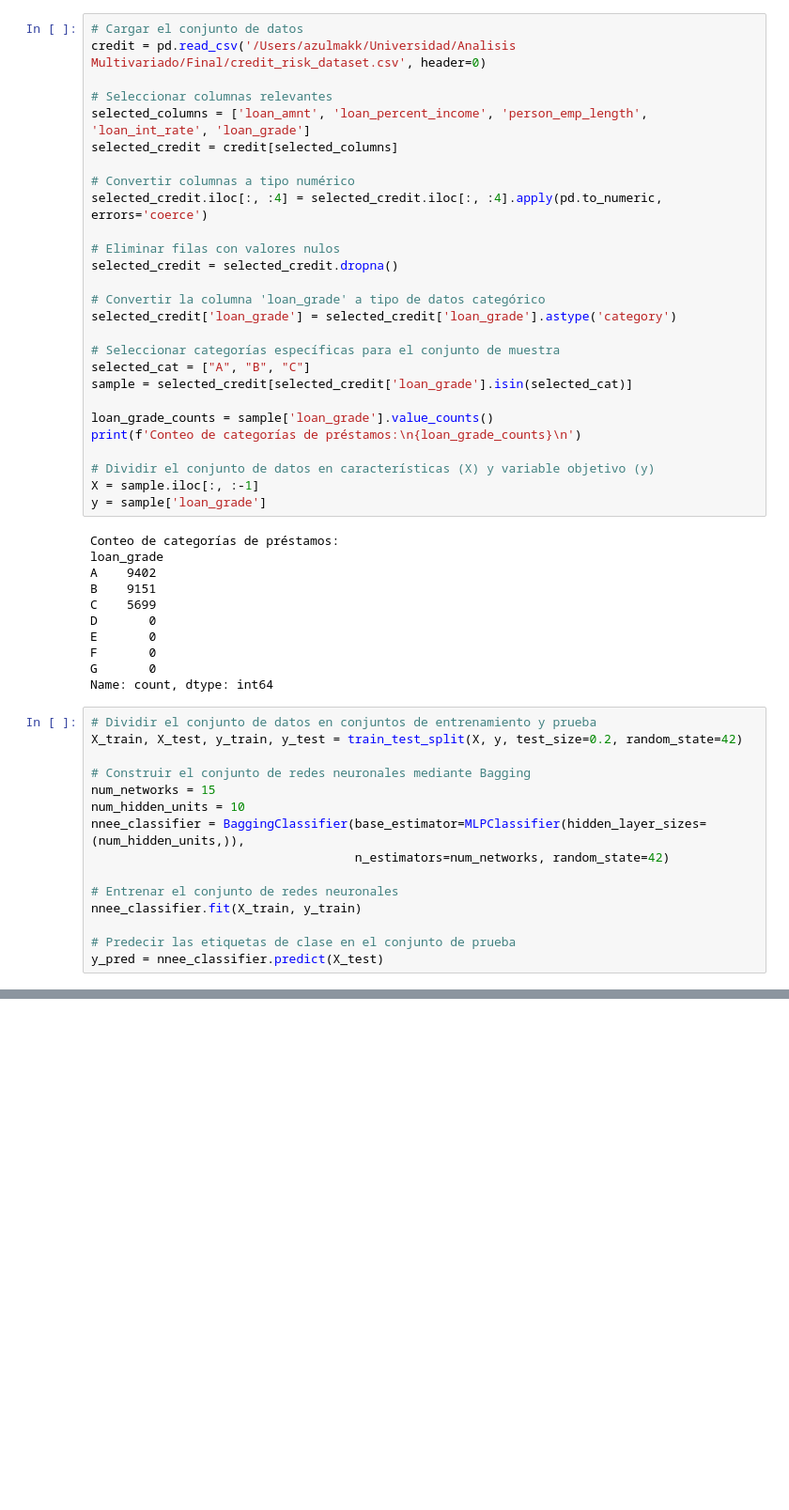
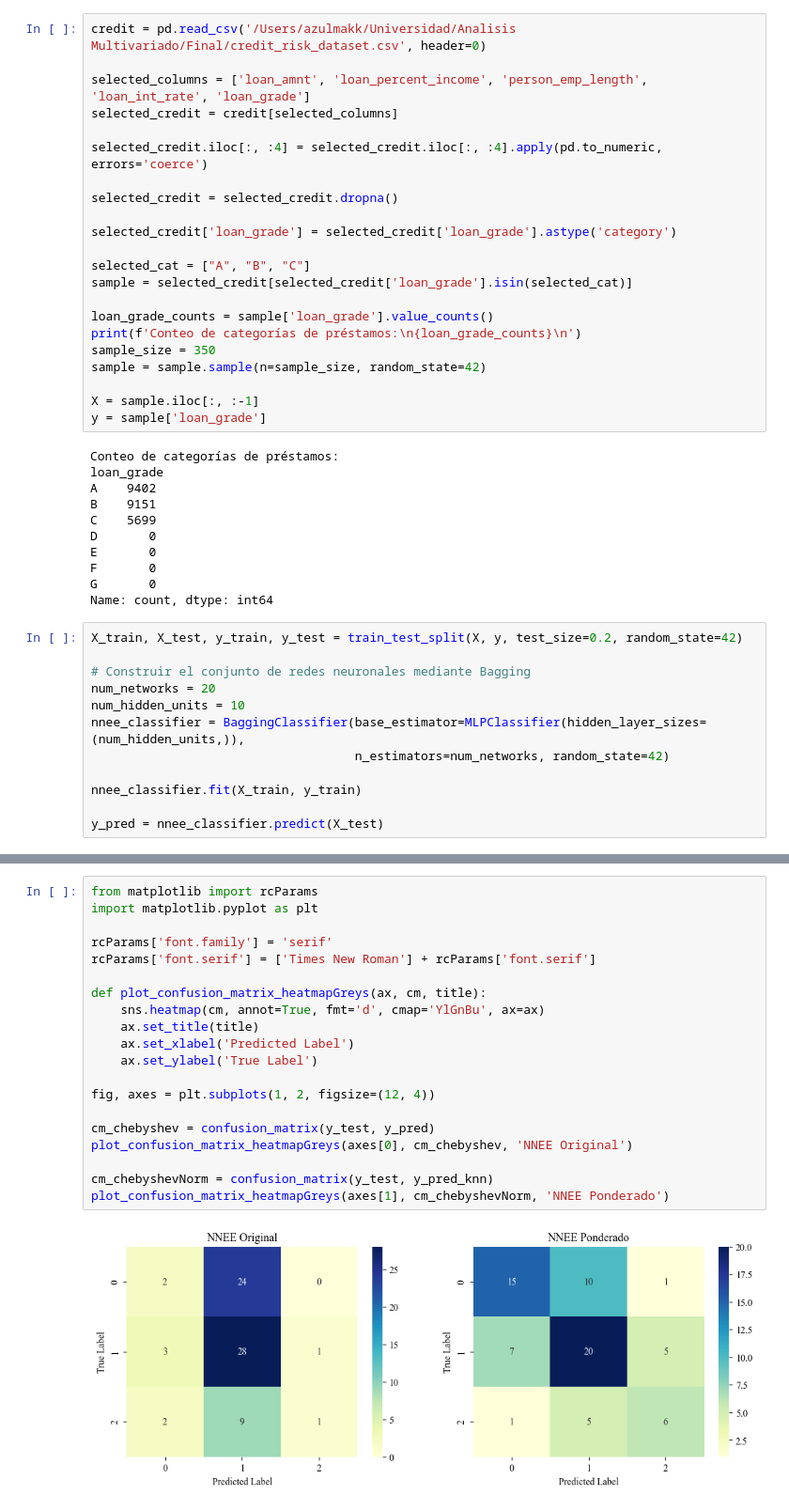
Before and after one commit to azulamakk/AnalisisMultivariado, a Jupyter notebook: Final/redesNeuronales.ipynb, the cells around one changed output, grey strips where cells are left out. Shown: that part at 94% size. Cells and saved outputs as stored; diff of their text form; blank space fills up the shorter version.

Commit message:
matriz de confusion NNEE

```diff
--- a/Final/redesNeuronales.ipynb
+++ b/Final/redesNeuronales.ipynb
@@ -12,28 +14,23 @@ import numpy as np
 # %%
-# Cargar el conjunto de datos
 credit = pd.read_csv('/Users/azulmakk/Universidad/Analisis Multivariado/Final/credit_risk_dataset.csv', header=0)
 
-# Seleccionar columnas relevantes
 selected_columns = ['loan_amnt', 'loan_percent_income', 'person_emp_length', 'loan_int_rate', 'loan_grade']
 selected_credit = credit[selected_columns]
 
-# Convertir columnas a tipo numérico
 selected_credit.iloc[:, :4] = selected_credit.iloc[:, :4].apply(pd.to_numeric, errors='coerce')
 
-# Eliminar filas con valores nulos
 selected_credit = selected_credit.dropna()
 
-# Convertir la columna 'loan_grade' a tipo de datos categórico
 selected_credit['loan_grade'] = selected_credit['loan_grade'].astype('category')
 
-# Seleccionar categorías específicas para el conjunto de muestra
 selected_cat = ["A", "B", "C"]
 sample = selected_credit[selected_credit['loan_grade'].isin(selected_cat)]
 
 loan_grade_counts = sample['loan_grade'].value_counts()
 print(f'Conteo de categorías de préstamos:\n{loan_grade_counts}\n')
+sample_size = 350
+sample = sample.sample(n=sample_size, random_state=42)
 
-# Dividir el conjunto de datos en características (X) y variable objetivo (y)
 X = sample.iloc[:, :-1]
 y = sample['loan_grade']
 # %% [output]
@@ -48,18 +45,15 @@ F       0
 G       0
 Name: count, dtype: int64
 # %%
-# Dividir el conjunto de datos en conjuntos de entrenamiento y prueba
 X_train, X_test, y_train, y_test = train_test_split(X, y, test_size=0.2, random_state=42)
 
 # Construir el conjunto de redes neuronales mediante Bagging
-num_networks = 15
+num_networks = 20
 num_hidden_units = 10
 nnee_classifier = BaggingClassifier(base_estimator=MLPClassifier(hidden_layer_sizes=(num_hidden_units,)),
                                     n_estimators=num_networks, random_state=42)
 
-# Entrenar el conjunto de redes neuronales
 nnee_classifier.fit(X_train, y_train)
 
-# Predecir las etiquetas de clase en el conjunto de prueba
 y_pred = nnee_classifier.predict(X_test)
 # %%
@@ -94,0 +125,22 @@ Coeficiente de Correlación de Matthews: 0.52
+# %%
+from matplotlib import rcParams
+import matplotlib.pyplot as plt
+
+rcParams['font.family'] = 'serif'
+rcParams['font.serif'] = ['Times New Roman'] + rcParams['font.serif']
+
+def plot_confusion_matrix_heatmapGreys(ax, cm, title):
+    sns.heatmap(cm, annot=True, fmt='d', cmap='YlGnBu', ax=ax)
+    ax.set_title(title)
+    ax.set_xlabel('Predicted Label')
+    ax.set_ylabel('True Label')
+
+fig, axes = plt.subplots(1, 2, figsize=(12, 4))
+
+cm_chebyshev = confusion_matrix(y_test, y_pred)
+plot_confusion_matrix_heatmapGreys(axes[0], cm_chebyshev, 'NNEE Original')
+
+cm_chebyshevNorm = confusion_matrix(y_test, y_pred_knn)
+plot_confusion_matrix_heatmapGreys(axes[1], cm_chebyshevNorm, 'NNEE Ponderado')
+# %% [output]
+[figure, added]
```
Also changed, not shown: parts of 4 cells of this notebook, 1 other file.
